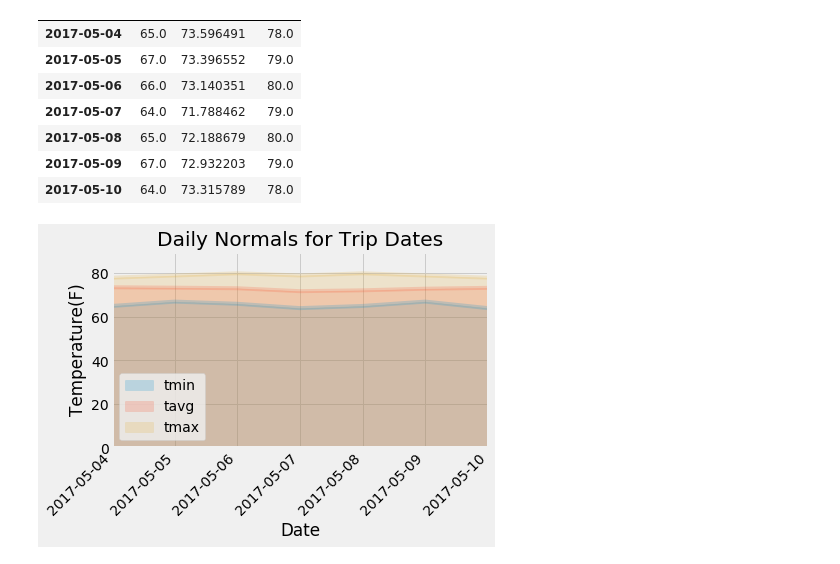
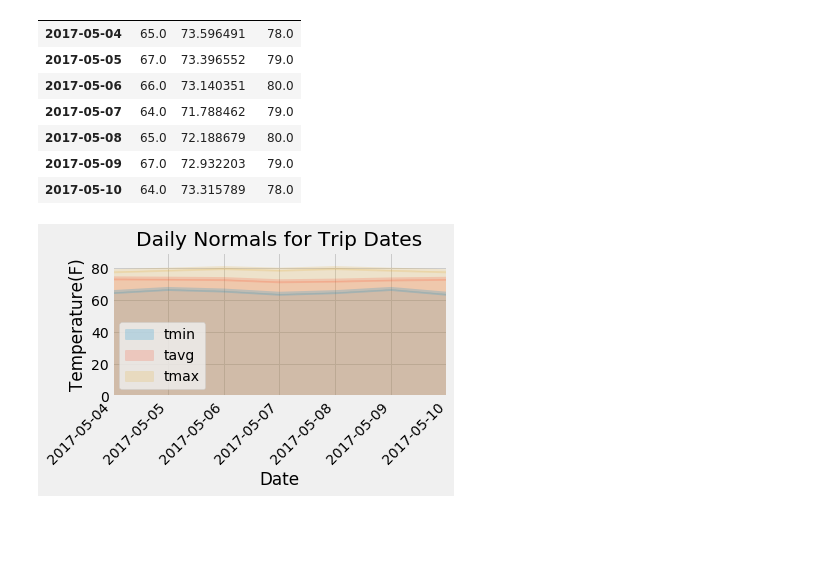
Before and after one commit to SarahZ22/sqlalchemy-challenge, a Jupyter notebook: climate_starter.ipynb, the cells around one changed output. Saved outputs shown, nothing was run; the diff lists cells and outputs as text; code cells hidden in the pictures; blank space fills up the shorter version.

```diff
--- a/climate_starter.ipynb
+++ b/climate_starter.ipynb
@@ -296,12 +296,12 @@ trip_df
 # %%
 # Plot the daily normals as an area plot with `stacked=False`
 trip_df.plot.area(stacked=False, alpha=0.2, x_compat=True, rot = 45, title="Daily Normals for Trip Dates")
 plt.ylabel("Temperature(F)")
 plt.xlabel("Date")
 plt.margins(x=0)
 plt.ylim(0,90)
-plt.tight_layout
+plt.tight_layout()
 plt.savefig("Images/DailyNormals.png")
 plt.show()
 # %% [output]
-[figure, old version]
+[figure, new version]
```
Also changed, not shown: parts of 3 cells of this notebook, 4 other files.
